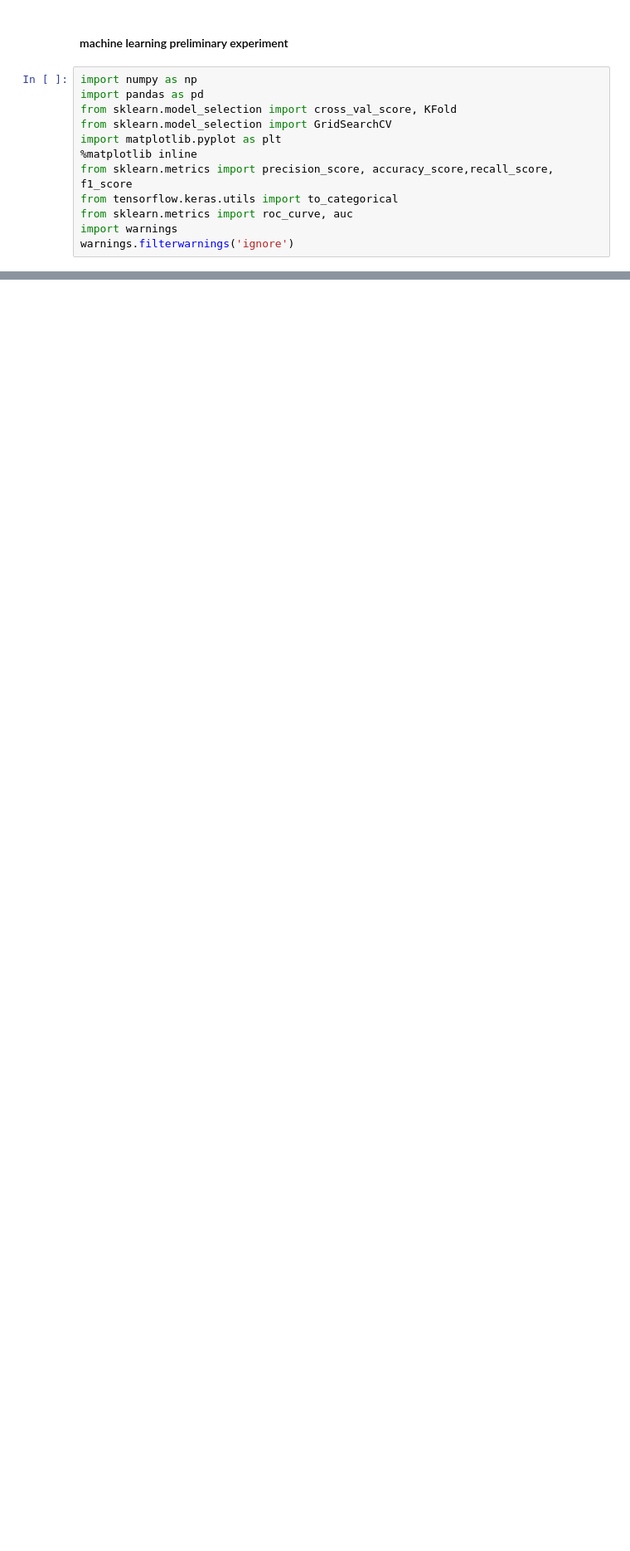
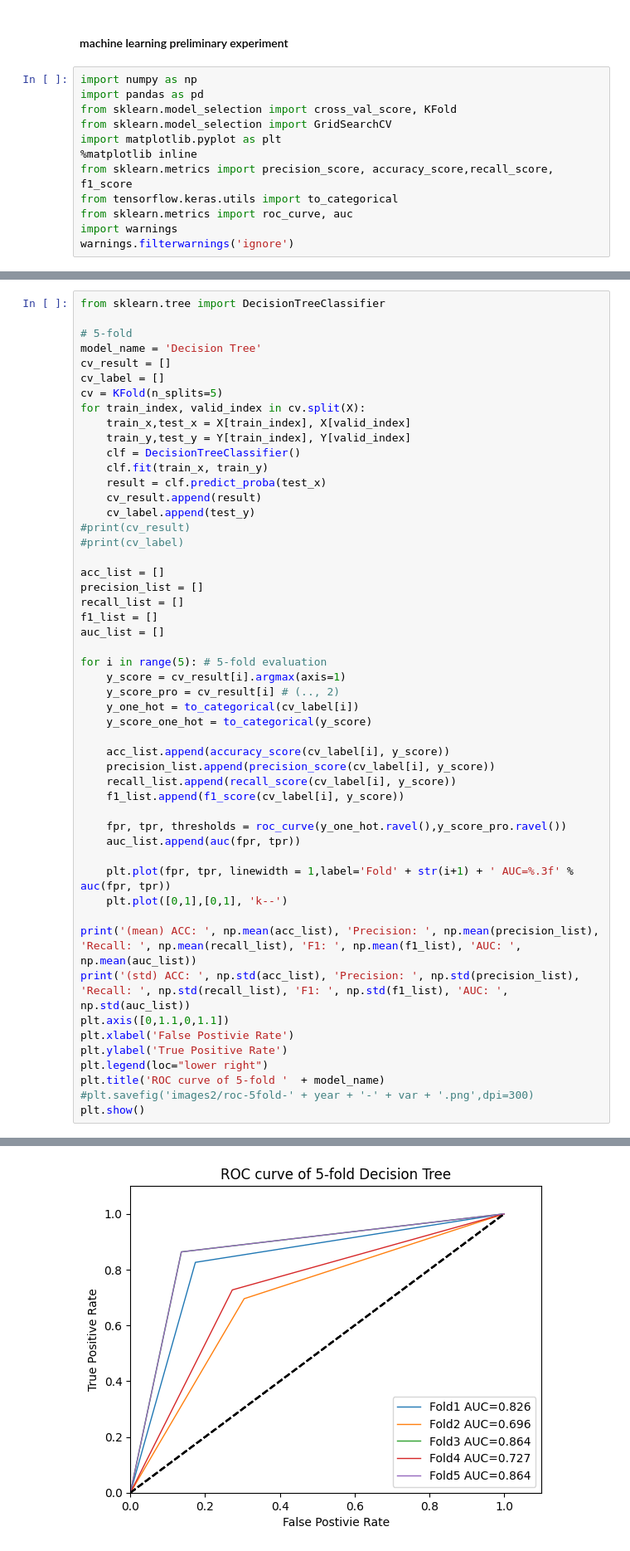
Before and after one commit to Liuzhe30/CHRP, a Jupyter notebook: experiment/01-machine-learning-2class.ipynb, the cells around one changed output, grey strips where cells are left out. Shown at 83% size. Cells and saved outputs as stored; diff of their text form; blank space fills up the shorter version.

```diff
--- a/experiment/01-machine-learning-2class.ipynb
+++ b/experiment/01-machine-learning-2class.ipynb
@@ -119,0 +291,52 @@ plt.show()
+# %%
+from sklearn.tree import DecisionTreeClassifier
+
+# 5-fold
+model_name = 'Decision Tree'
+cv_result = []
+cv_label = []
+cv = KFold(n_splits=5)
+for train_index, valid_index in cv.split(X):
+    train_x,test_x = X[train_index], X[valid_index]
+    train_y,test_y = Y[train_index], Y[valid_index]
+    clf = DecisionTreeClassifier()
+    clf.fit(train_x, train_y)
+    result = clf.predict_proba(test_x)
+    cv_result.append(result)
+    cv_label.append(test_y)
+#print(cv_result)
+#print(cv_label)
+
+acc_list = []
+precision_list = []
+recall_list = []
+f1_list = []
+auc_list = []
+
+for i in range(5): # 5-fold evaluation
+    y_score = cv_result[i].argmax(axis=1)
+    y_score_pro = cv_result[i] # (.., 2)
+    y_one_hot = to_categorical(cv_label[i])
+    y_score_one_hot = to_categorical(y_score)
+
+    acc_list.append(accuracy_score(cv_label[i], y_score))
+    precision_list.append(precision_score(cv_label[i], y_score))
+    recall_list.append(recall_score(cv_label[i], y_score))
+    f1_list.append(f1_score(cv_label[i], y_score))
+
+    fpr, tpr, thresholds = roc_curve(y_one_hot.ravel(),y_score_pro.ravel())
+    auc_list.append(auc(fpr, tpr))
+
+    plt.plot(fpr, tpr, linewidth = 1,label='Fold' + str(i+1) + ' AUC=%.3f' % auc(fpr, tpr))
+    plt.plot([0,1],[0,1], 'k--')
+
+print('(mean) ACC: ', np.mean(acc_list), 'Precision: ', np.mean(precision_list), 'Recall: ', np.mean(recall_list), 'F1: ', np.mean(f1_list), 'AUC: ', np.mean(auc_list))
+print('(std) ACC: ', np.std(acc_list), 'Precision: ', np.std(precision_list), 'Recall: ', np.std(recall_list), 'F1: ', np.std(f1_list), 'AUC: ', np.std(auc_list))
+plt.axis([0,1.1,0,1.1])
+plt.xlabel('False Postivie Rate')
+plt.ylabel('True Positive Rate')
+plt.legend(loc="lower right")
+plt.title('ROC curve of 5-fold '  + model_name)
+#plt.savefig('images2/roc-5fold-' + year + '-' + var + '.png',dpi=300)
+plt.show()
+# %% [output]
@@ -119,0 +345 @@ plt.show()
+[figure, added]
```
Also changed, not shown: parts of 14 cells of this notebook, 1 other file.
